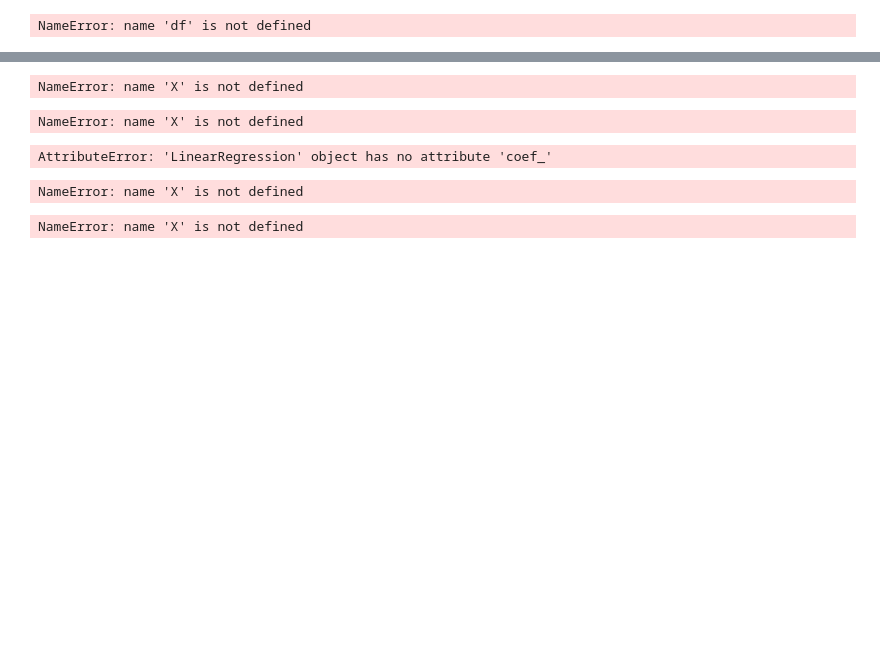
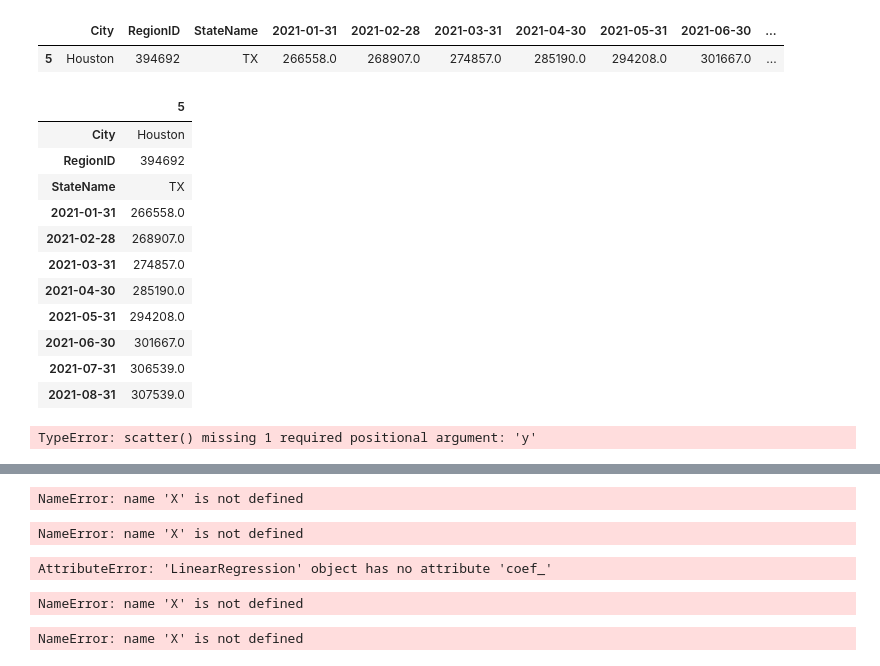
Before and after one commit to rachanamule/Housing_Data, a Jupyter notebook: house_machine_learning.ipynb, the cells around one changed output, grey strips where cells are left out. Drawn from its saved outputs; the diff is of its cells as text; code cells hidden in the pictures; blank space fills up the shorter version.

```diff
--- a/house_machine_learning.ipynb
+++ b/house_machine_learning.ipynb
@@ -23,0 +33,6 @@ new_df.head()
+# %%
+columns_to_be_partitioned = []
+
+columns_to_be_partitioned.extend(['City', 'RegionID', 'StateName'])
+date_columns = [column for column in desired_df.columns if '2021' in column]
+columns_to_be_partitioned.extend(date_columns)
@@ -24,10 +74,32 @@ new_df.head()
+# %%
+final_df = desired_df[columns_to_be_partitioned]
+# %%
+final_df
+# %% [output]
+|  | City | RegionID | StateName | 2021-01-31 | 2021-02-28 | 2021-03-31 | 2021-04-30 | 2021-05-31 | 2021-06-30 | ... |
+| 5 | Houston | 394692 | TX | 266558.0 | 268907.0 | 274857.0 | 285190.0 | 294208.0 | 301667.0 | ... |
+# %%
+final_df.transpose()
+# %% [output]
+|  | 5 |
+| City | Houston |
+| RegionID | 394692 |
+| StateName | TX |
+| 2021-01-31 | 266558.0 |
+| 2021-02-28 | 268907.0 |
+| 2021-03-31 | 274857.0 |
+| 2021-04-30 | 285190.0 |
+| 2021-05-31 | 294208.0 |
+| 2021-06-30 | 301667.0 |
+| 2021-07-31 | 306539.0 |
+| 2021-08-31 | 307539.0 |
 # %%
-plt.scatter(df.RegionID, df.date)
+plt.scatter(final_df)
 plt.xlabel('RegionID')
-plt.ylabel('2020-12-31')
+plt.ylabel('median price')
 plt.show()
 # %% [output]
-NameError: name 'df' is not defined
+TypeError: scatter() missing 1 required positional argument: 'y'
 # %%
 model = LinearRegression()
 # %%
```
Also changed, not shown: parts of 7 cells of this notebook.
